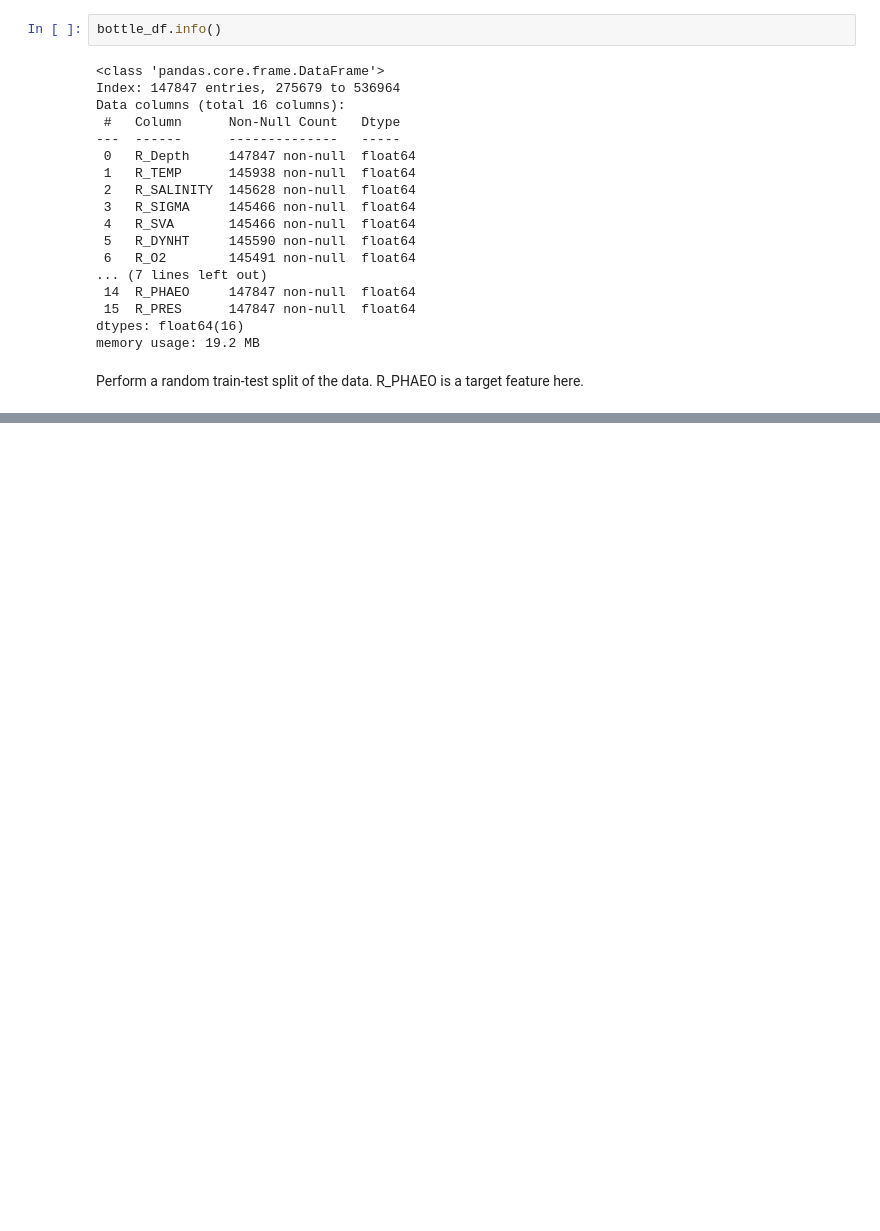
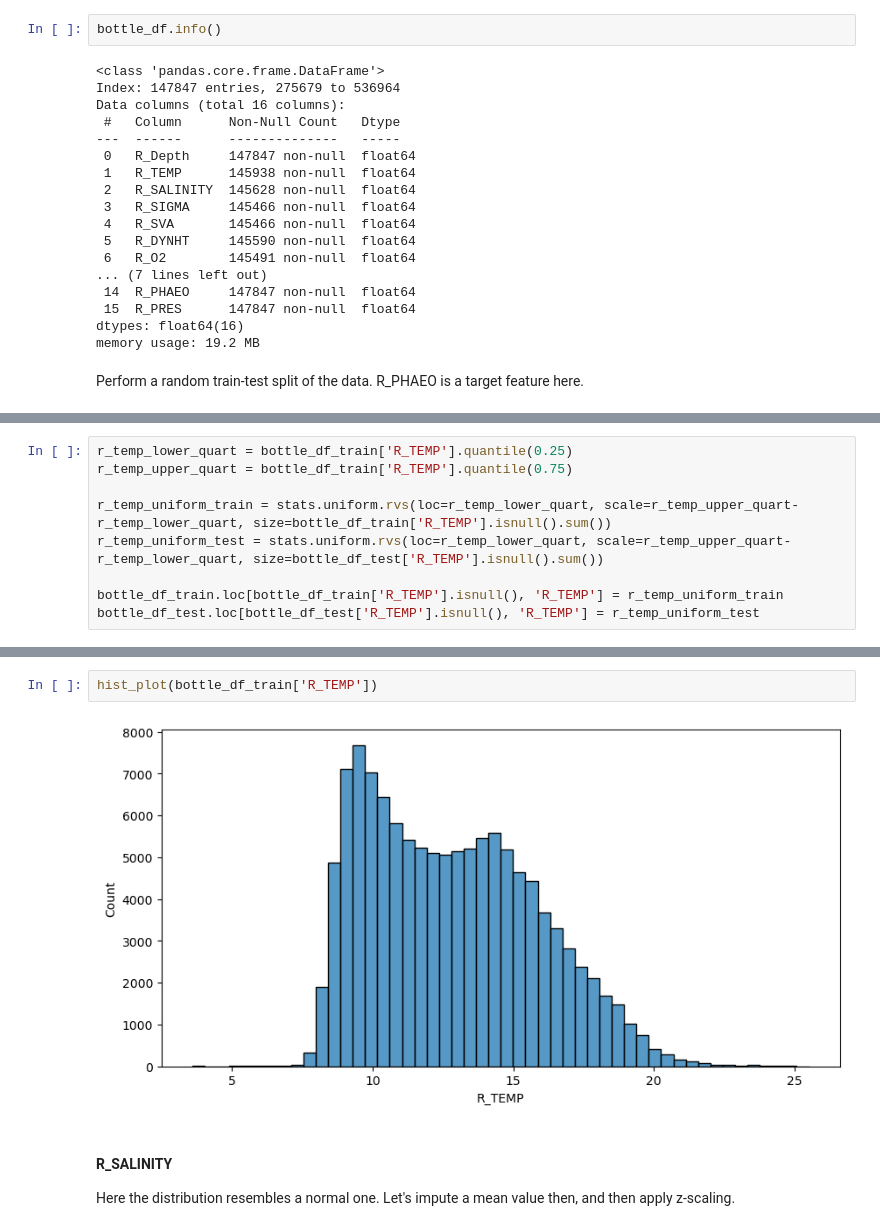
Before and after one commit to AndreiShelest/CalCOFI, a Jupyter notebook: notebooks/02.split-impute-explore.ipynb, the cells around one changed output, grey strips where cells are left out. Drawn from its saved outputs; the diff is of its cells as text; blank space fills up the shorter version.

```diff
--- a/notebooks/02.split-impute-explore.ipynb
+++ b/notebooks/02.split-impute-explore.ipynb
@@ -113,0 +103,9 @@ hist_plot(y_train[y_train < y_train.quantile(0.99)])
+# %%
+r_temp_lower_quart = bottle_df_train['R_TEMP'].quantile(0.25)
+r_temp_upper_quart = bottle_df_train['R_TEMP'].quantile(0.75)
+
+r_temp_uniform_train = stats.uniform.rvs(loc=r_temp_lower_quart, scale=r_temp_upper_quart-r_temp_lower_quart, size=bottle_df_train['R_TEMP'].isnull().sum())
+r_temp_uniform_test = stats.uniform.rvs(loc=r_temp_lower_quart, scale=r_temp_upper_quart-r_temp_lower_quart, size=bottle_df_test['R_TEMP'].isnull().sum())
+
+bottle_df_train.loc[bottle_df_train['R_TEMP'].isnull(), 'R_TEMP'] = r_temp_uniform_train
+bottle_df_test.loc[bottle_df_test['R_TEMP'].isnull(), 'R_TEMP'] = r_temp_uniform_test
@@ -113,0 +128,8 @@ hist_plot(y_train[y_train < y_train.quantile(0.99)])
+# %%
+hist_plot(bottle_df_train['R_TEMP'])
+# %% [output]
+[figure, added]
+# %% [markdown]
+#### R_SALINITY
+
+Here the distribution resembles a normal one. Let's impute a mean value then, and then apply z-scaling.
```
Also changed, not shown: parts of 28 cells of this notebook.
